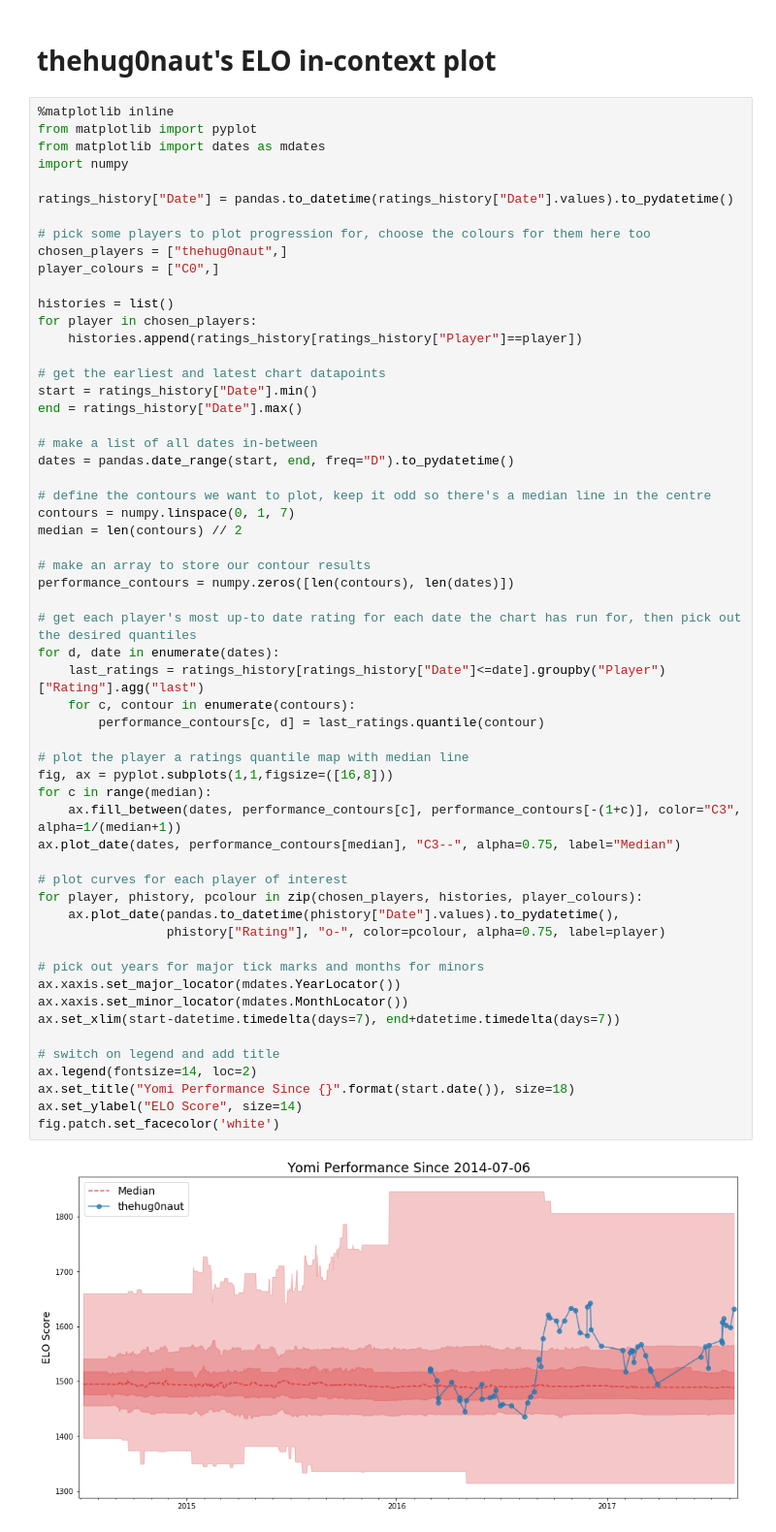
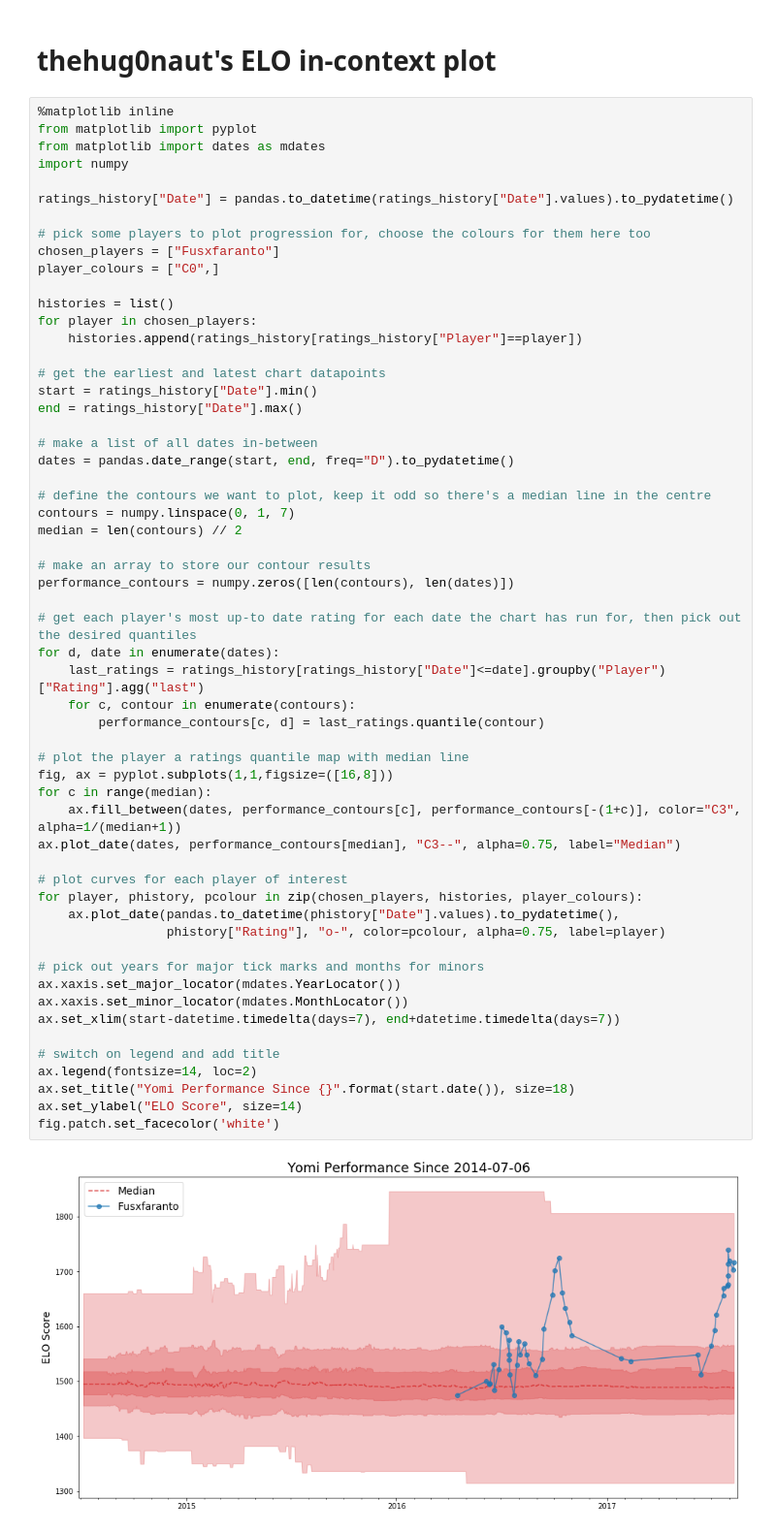
Before and after one commit to cpennington/yomi-skill, a Jupyter notebook: Skill Record.ipynb, the cells around one changed output. Shown: that part at 97% size. Cells and saved outputs as stored; diff of their text form.

```diff
--- a/Skill Record.ipynb
+++ b/Skill Record.ipynb
@@ -188,7 +191,7 @@ import numpy
 ratings_history["Date"] = pandas.to_datetime(ratings_history["Date"].values).to_pydatetime()
 
 # pick some players to plot progression for, choose the colours for them here too
-chosen_players = ["thehug0naut",]
+chosen_players = ["Fusxfaranto"]
 player_colours = ["C0",]
 
 histories = list()
@@ -210,31 +213,31 @@ median = len(contours) // 2
 performance_contours = numpy.zeros([len(contours), len(dates)])
 
 # get each player's most up-to date rating for each date the chart has run for, then pick out the desired quantiles
 for d, date in enumerate(dates):
     last_ratings = ratings_history[ratings_history["Date"]<=date].groupby("Player")["Rating"].agg("last")
     for c, contour in enumerate(contours):
         performance_contours[c, d] = last_ratings.quantile(contour)
 
 # plot the player a ratings quantile map with median line
 fig, ax = pyplot.subplots(1,1,figsize=([16,8]))
 for c in range(median):
     ax.fill_between(dates, performance_contours[c], performance_contours[-(1+c)], color="C3", alpha=1/(median+1))
 ax.plot_date(dates, performance_contours[median], "C3--", alpha=0.75, label="Median")
 
 # plot curves for each player of interest
 for player, phistory, pcolour in zip(chosen_players, histories, player_colours):
     ax.plot_date(pandas.to_datetime(phistory["Date"].values).to_pydatetime(),
                  phistory["Rating"], "o-", color=pcolour, alpha=0.75, label=player)
 
 # pick out years for major tick marks and months for minors
 ax.xaxis.set_major_locator(mdates.YearLocator())
 ax.xaxis.set_minor_locator(mdates.MonthLocator())
 ax.set_xlim(start-datetime.timedelta(days=7), end+datetime.timedelta(days=7))
 
 # switch on legend and add title
 ax.legend(fontsize=14, loc=2)
 ax.set_title("Yomi Performance Since {}".format(start.date()), size=18)
 ax.set_ylabel("ELO Score", size=14)
 fig.patch.set_facecolor('white')
 # %% [output]
-[figure, old version]
+[figure, new version]
```
Also changed, not shown: parts of 2 cells of this notebook, 5 other files.
